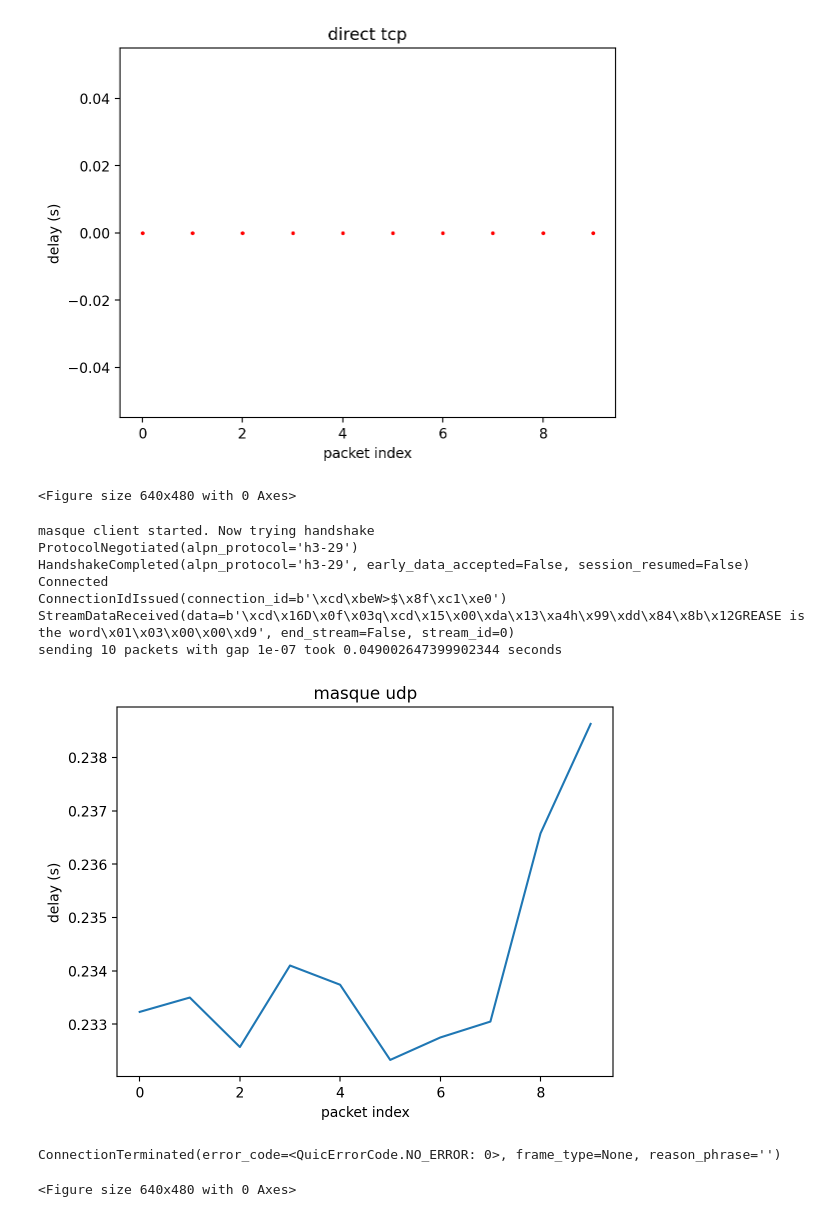
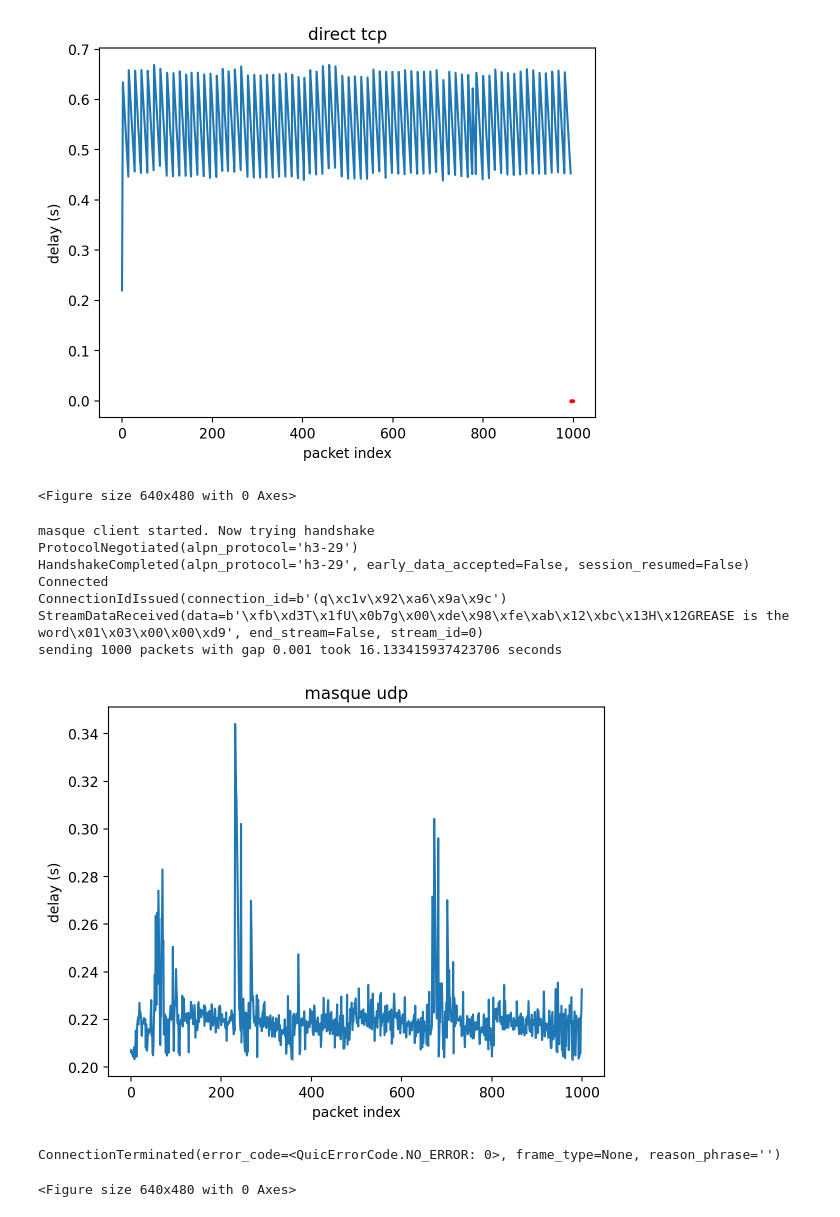
Before and after one commit to yuhangzheng94/masque-linux, a Jupyter notebook: experiment.ipynb, the cells around one changed output. Drawn from its saved outputs; the diff is of its cells as text; code cells hidden in the pictures.

```diff
--- a/experiment.ipynb
+++ b/experiment.ipynb
@@ -2,7 +2,9 @@
 # modify these addresses as needed
 from utils import local_ip
 proxy_addr = ('128.110.216.104', 4433)
-echo_addr = ('128.110.216.130', 12345)
+
+tcp_echo_addr = ('128.110.216.130', 50135)
+udp_echo_addr = ('128.110.216.130', 46126)
 # local_addr is assigned dynamically
 
 '''
@@ -131,7 +133,7 @@ name = 'direct udp'
 send_queue = queue.Queue()
 recv_queue = queue.Queue()
 sock = socket.socket(socket.AF_INET, socket.SOCK_DGRAM)
-print(echo_addr)
+print(udp_echo_addr)
 sock.bind(('', 0))
 @start
 def recv():
@@ -142,10 +144,10 @@ def recv():
 def send():
     while True:
         data = send_queue.get()
-        sock.sendto(data, echo_addr)
+        sock.sendto(data, udp_echo_addr)
 benchmark(
     send_queue, recv_queue, name,
     payload='direct udp hello world',
-    n=10, gap=0,
+    n=1000, gap=0.0001,
 )
 # %% [output]
@@ -158,7 +160,7 @@ name = 'direct tcp'
 send_queue = queue.Queue()
 recv_queue = queue.Queue()
 sock = socket.socket(socket.AF_INET, socket.SOCK_STREAM)
-sock.connect(echo_addr)
+sock.connect(tcp_echo_addr)
 @start
 def recv():
     buffer = []
@@ -167,10 +169,14 @@ def recv():
         if not data:
             break
         buffer.append(data)
-        if b'\n' in data:
-            data = b''.join(buffer)
-            buffer = []
-            recv_queue.put(data)
+        for char in data:
+            char = bytes([char])
+            if char != b'\n':
+                buffer.append(char)
+            else:
+                line = b''.join(buffer)
+                buffer = []
+                recv_queue.put(line)
 @start
 def send():
     while True:
@@ -179,6 +185,6 @@ def send():
 benchmark(
     send_queue, recv_queue, name,
     payload='direct tcp hello world',
-    n=10, gap=0,
+    n=1000, gap=0.001,
 )
 # %% [output]
@@ -186,4 +192,4 @@ sending 10 packets with gap 0 took 0.0 seconds
-[figure, old version]
+[figure, new version]
 <Figure size 640x480 with 0 Axes>
 # %%
 
@@ -210,7 +216,7 @@ masque_headers=[
     (b":protocol", b"connect-udp"),
     # unique in masquerade, use UDP instead of TCP
 
-    (b":path", f"/well-known/masque/{echo_addr[0]}/{echo_addr[1]}".encode()),
+    (b":path", f"/well-known/masque/{udp_echo_addr[0]}/{udp_echo_addr[1]}".encode()),
     # destination address and port. MASQUE server should define the URL template.
     # The masquerade Rust script just reads the last two items of the path.
 
@@ -234,7 +240,7 @@ configuration=QuicConfiguration(
 # so we must ensure that self.h3 receives all QuicEvents.
 
 
-class MasqueClient(QuicConnectionProtocol):
+class MasqueUDP(QuicConnectionProtocol):
     def __init__(self, *args, **kwargs):
         super().__init__(*args, **kwargs)
         self.h3 = H3Connection(self._quic)
@@ -255,7 +261,7 @@ class MasqueClient(QuicConnectionProtocol):
 print("masque client started. Now trying handshake")
 async with connect(
     *proxy_addr,
-    create_protocol=MasqueClient,
+    create_protocol=MasqueUDP,
     configuration=configuration,
 ) as client:
     print("Connected")
@@ -277,16 +283,16 @@ async with connect(
     await loop().run_in_executor(None, lambda: benchmark(
         send_queue, recv_queue, name,
         payload='masque udp hello world',
-        n=10, gap=0.0000001,
+        n=1000, gap=0.001,
     ))
 # %% [output]
 masque client started. Now trying handshake
 ProtocolNegotiated(alpn_protocol='h3-29')
 HandshakeCompleted(alpn_protocol='h3-29', early_data_accepted=False, session_resumed=False)
 Connected
-ConnectionIdIssued(connection_id=b'\xcd\xbeW>$\x8f\xc1\xe0')
-StreamDataReceived(data=b'\xcd\x16D\x0f\x03q\xcd\x15\x00\xda\x13\xa4h\x99\xdd\x84\x8b\x12GREASE is the word\x01\x03\x00\x00\xd9', end_stream=False, stream_id=0)
-sending 10 packets with gap 1e-07 took 0.049002647399902344 seconds
+ConnectionIdIssued(connection_id=b'(q\xc1v\x92\xa6\x9a\x9c')
+StreamDataReceived(data=b'\xfb\xd3T\x1fU\x0b7g\x00\xde\x98\xfe\xab\x12\xbc\x13H\x12GREASE is the word\x01\x03\x00\x00\xd9', end_stream=False, stream_id=0)
+sending 1000 packets with gap 0.001 took 16.133415937423706 seconds
-[figure, old version]
+[figure, new version]
 ConnectionTerminated(error_code=<QuicErrorCode.NO_ERROR: 0>, frame_type=None, reason_phrase='')
 <Figure size 640x480 with 0 Axes>
```
Also changed, not shown: parts of 4 cells of this notebook, 7 other files.
